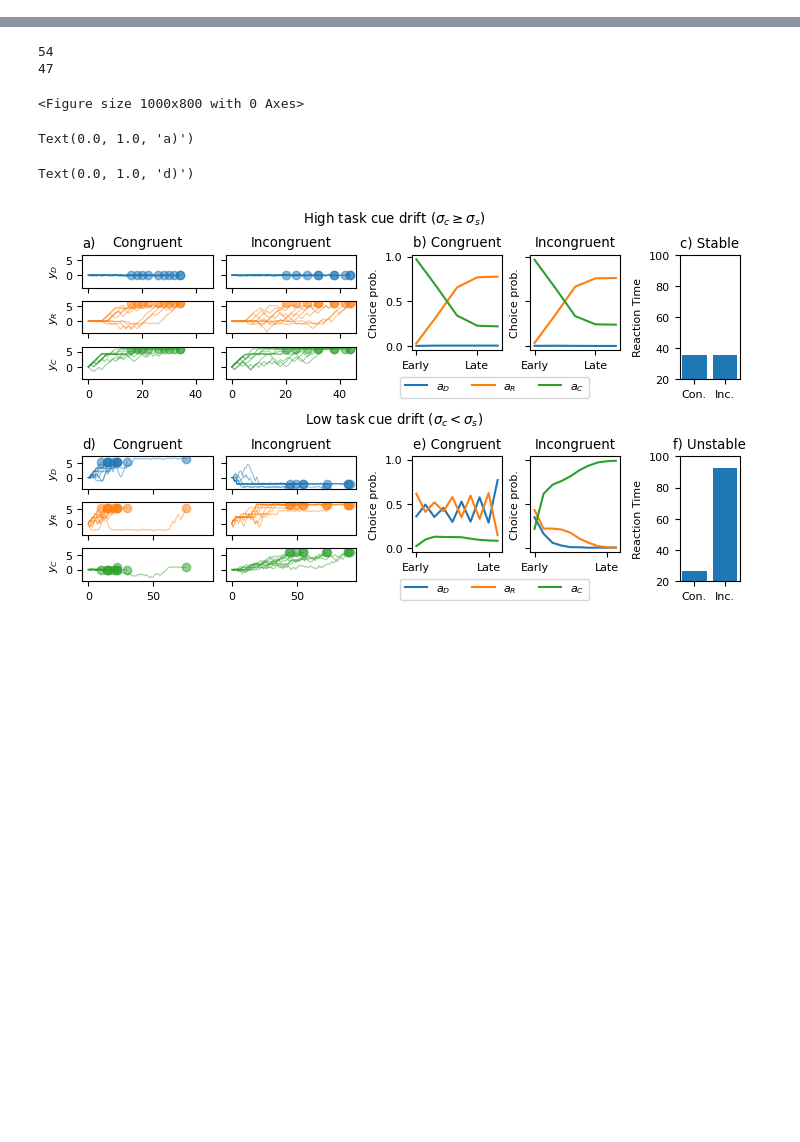
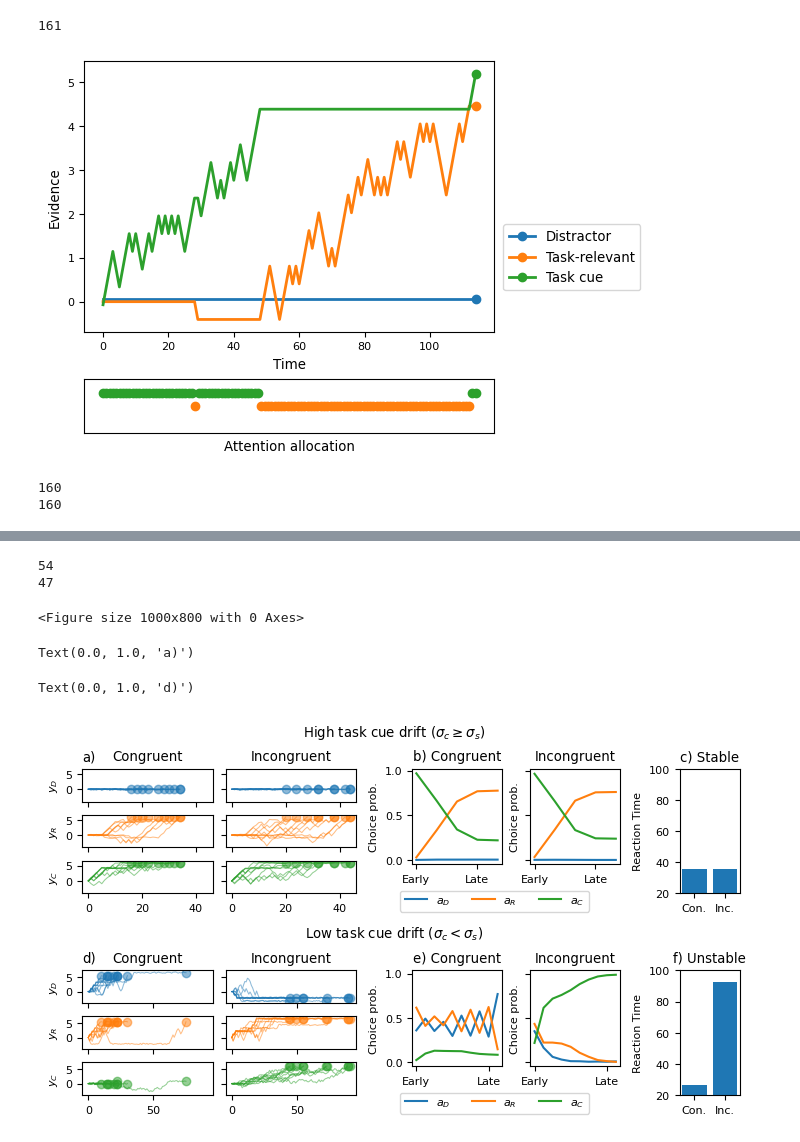
Before and after one commit to thewart/missionambiguous, a Jupyter notebook: oyvey.ipynb, the cells around one changed output, grey strips where cells are left out. Saved outputs shown, nothing was run; the diff lists cells and outputs as text; code cells hidden in the pictures; blank space fills up the shorter version.

```diff
--- a/oyvey.ipynb
+++ b/oyvey.ipynb
@@ -32,6 +32,29 @@ def plot_diff_paths(diffsims, fig, subtitles, ylabs=['',''], max_step=inf, share
         ax.set_title(title)
 
     return diff_axs
+
+def plot_diffs_together(diffsim, fig):
+    ax = fig.subplots(2, 1, sharex=False, height_ratios=(1, 0.2))
+    colors = plt.rcParams['axes.prop_cycle'].by_key()['color']
+    path = sample_diff_path(diffsim, only_correct=True, logodds=True)
+    t = np.linspace(0, path.shape[1]-1, path.shape[1])
+    offsets = (0.07, 0, -0.07)
+    labels = ('Distractor', 'Task-relevant', 'Task cue')
+    for j in range(3):
+        ax[0].plot(t, path[j,:] + offsets[j], color=colors[j], linewidth=2, markevery=[-1], marker='o', label=labels[j])
+    fig.legend(loc='outside right center', fontsize='large')
+
+    ypos = (0.1, 0.2, 0.3)
+    dp = np.diff(path) != 0
+    for j in range(3):
+        ax[1].scatter(t[np.append(dp[j,:], False)], np.full(np.sum(dp[j,:]), ypos[j]))
+    ax[1].set_ylim((0, 0.4))
+    ax[1].set_xticks([])
+    ax[1].set_yticks([])
+    ax[1].set_xlabel('Attention allocation', fontsize='large')
+    ax[0].set_ylabel('Evidence', fontsize='large')
+    ax[0].set_xlabel('Time', fontsize='large')
+    return ax
 
 def plot_choice_rates(diffsims, fig, subtitles, leglabs, nbins=10):
     fig.clear()
@@ -67,3 +90,19 @@ def plot_rt_contrast(diffsims, fig, ylim=[], title=[], xtick=[]):
         eff_ax.set_ylim(ylim)
 
     return  eff_ax
+# %%
+ex = Bern3Diff(theta=0.6, cost=-.001, sigma=(0.6,0.6), pvalid=1.0, task_prior=0.5, state_range=30)
+# %% [output]
+161
+# %%
+fig = plt.figure(layout='constrained', figsize=(6, 4))
+ax = plot_diffs_together(DiffSim(ex, (True, True)), fig)
+fig.savefig('taskeasy.pdf')
+# %% [output]
+[figure, added]
+# %%
+rep = Bern3Diff(theta=0.6, cost=-.001, sigma=(0.6,0.6), pvalid=1.0, task_prior=0.9, state_range=30)
+switch = Bern3Diff(theta=0.6, cost=-.001, sigma=(0.6,0.6), pvalid=1.0, task_prior=0.1, state_range=30)
+# %% [output]
+160
+160
```
Also changed, not shown: parts of 10 cells of this notebook, 1 other file.
